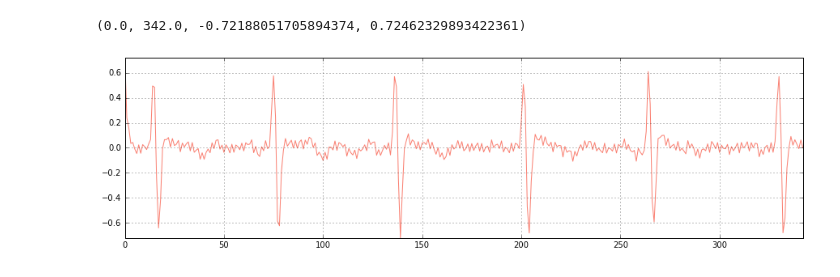
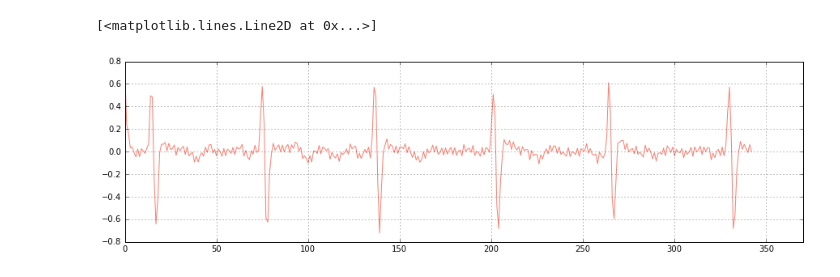
Before and after one commit to c-labpl/qrs_detector, a Jupyter notebook: QRSDetectorOffline.ipynb, the cells around one changed output. Saved outputs shown, nothing was run; the diff lists cells and outputs as text; code cells hidden in the pictures.

```diff
--- a/QRSDetectorOffline.ipynb
+++ b/QRSDetectorOffline.ipynb
@@ -102,14 +104,13 @@ plt.axis("tight")
 # %%
-## Derivative original - provide QRS slope info - five point derivative with 1 sample delay.
+## Derivative original - provides QRS slope info.
 differentiated_signal = np.diff(filtered_signal)
-# differentiated_signal = filtered_signal
 # differentiated_signal = differentiated_signal / max(differentiated_signal)
 
 plt.figure(figsize=(15,4))
+plt.xlim([0, 370])
+plt.grid(True)
 plt.plot(differentiated_signal, label="Differentiated signal", color="salmon")
-plt.grid(True)
-plt.axis("tight")
 # %% [output]
-(0.0, 342.0, -0.72188051705894374, 0.72462329893422361)
+[<matplotlib.lines.Line2D at 0x...>]
-[figure, old version]
+[figure, new version]
 # %%
```
Also changed, not shown: parts of 9 cells of this notebook, 1 other file.
